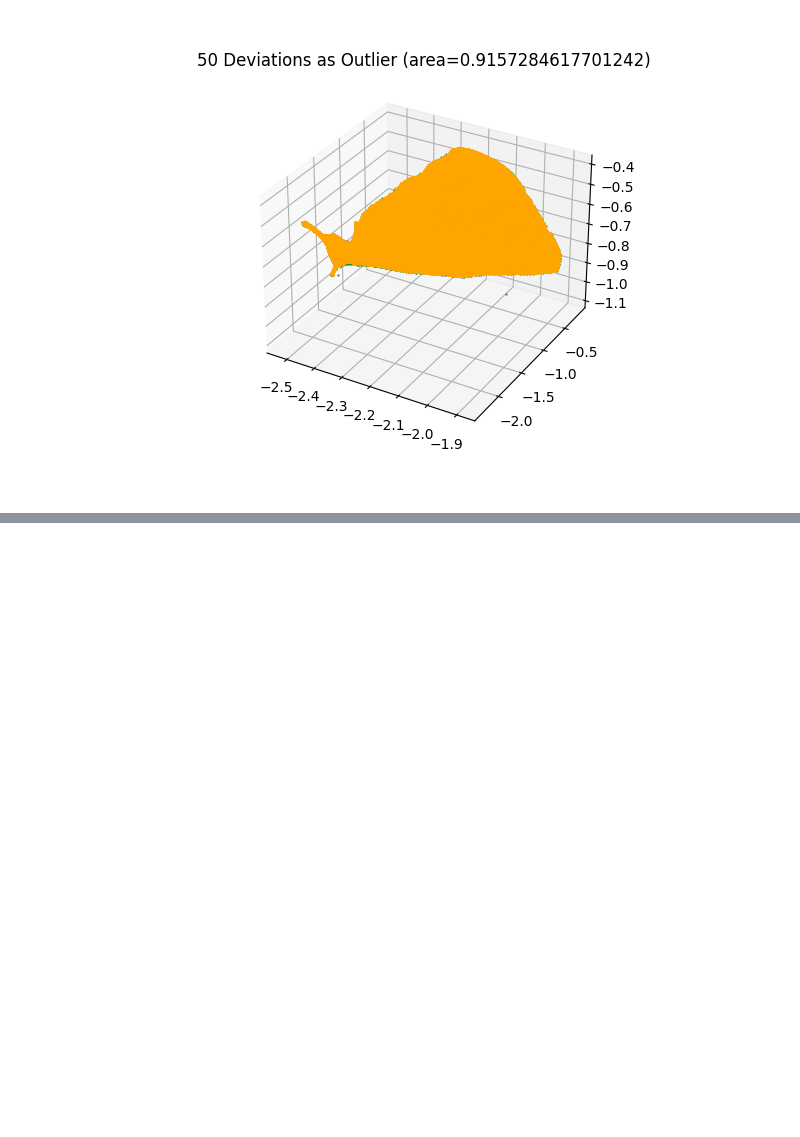
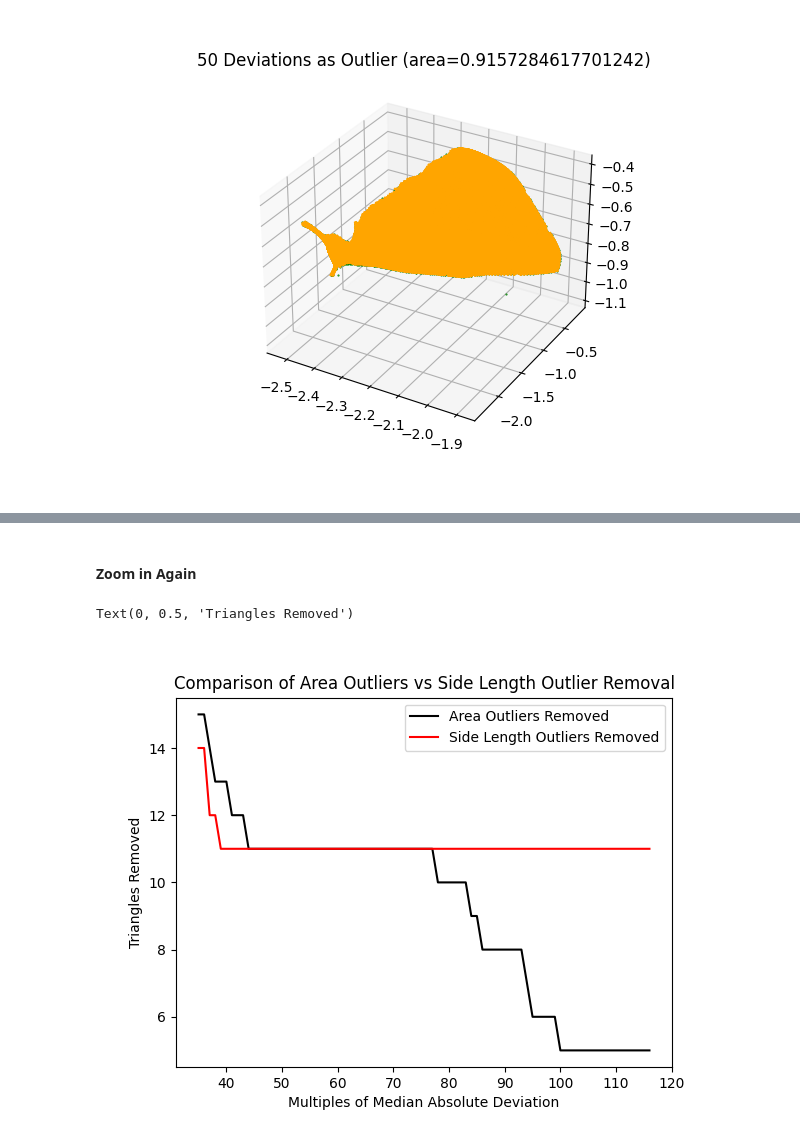
Before and after one commit to Nabizzle/Geodesic-Path-Finder, a Jupyter notebook: Code/Surface Area From Drawing.ipynb, the cells around one changed output, grey strips where cells are left out. Drawn from its saved outputs; the diff is of its cells as text; code cells hidden in the pictures; blank space fills up the shorter version.

```diff
--- a/Code/Surface Area From Drawing.ipynb
+++ b/Code/Surface Area From Drawing.ipynb
@@ -470,0 +528,14 @@ Text(0.5, 0.92, '50 Deviations as Outlier (area=0.9157284617701242)')
+# %% [markdown]
+#### Zoom in Again
+# %%
+fig = plt.figure()
+ax = fig.add_subplot()
+ax.plot(range(35, 117), area_triangles_removed[34:116], 'k-')
+ax.plot(range(35, 117), sides_triangles_removed[34:116], 'r-')
+ax.legend(["Area Outliers Removed","Side Length Outliers Removed"])
+plt.title("Comparison of Area Outliers vs Side Length Outlier Removal")
+plt.xlabel("Multiples of Median Absolute Deviation")
+plt.ylabel("Triangles Removed")
+# %% [output]
+Text(0, 0.5, 'Triangles Removed')
+[figure, added]
```
Also changed, not shown: parts of 15 cells of this notebook.
